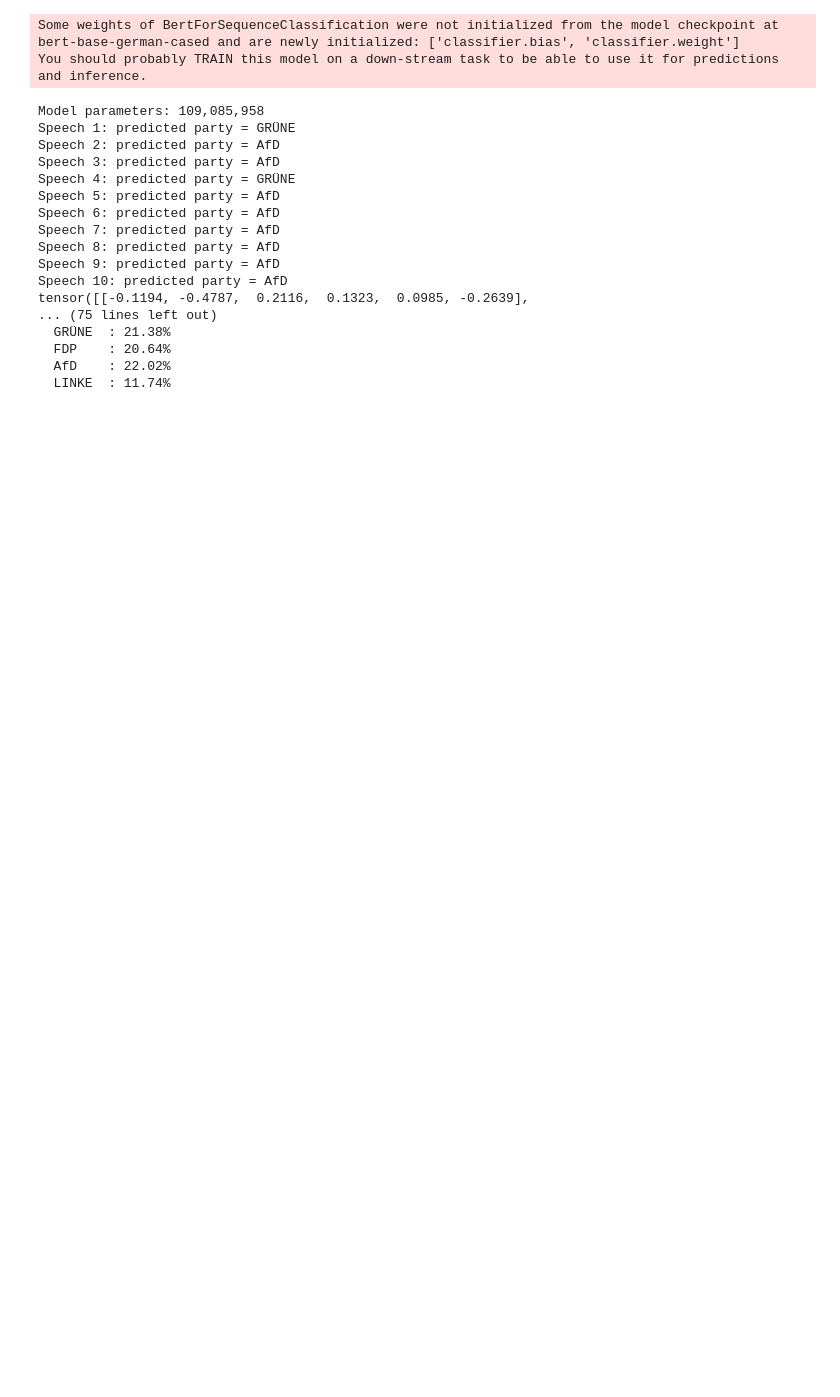
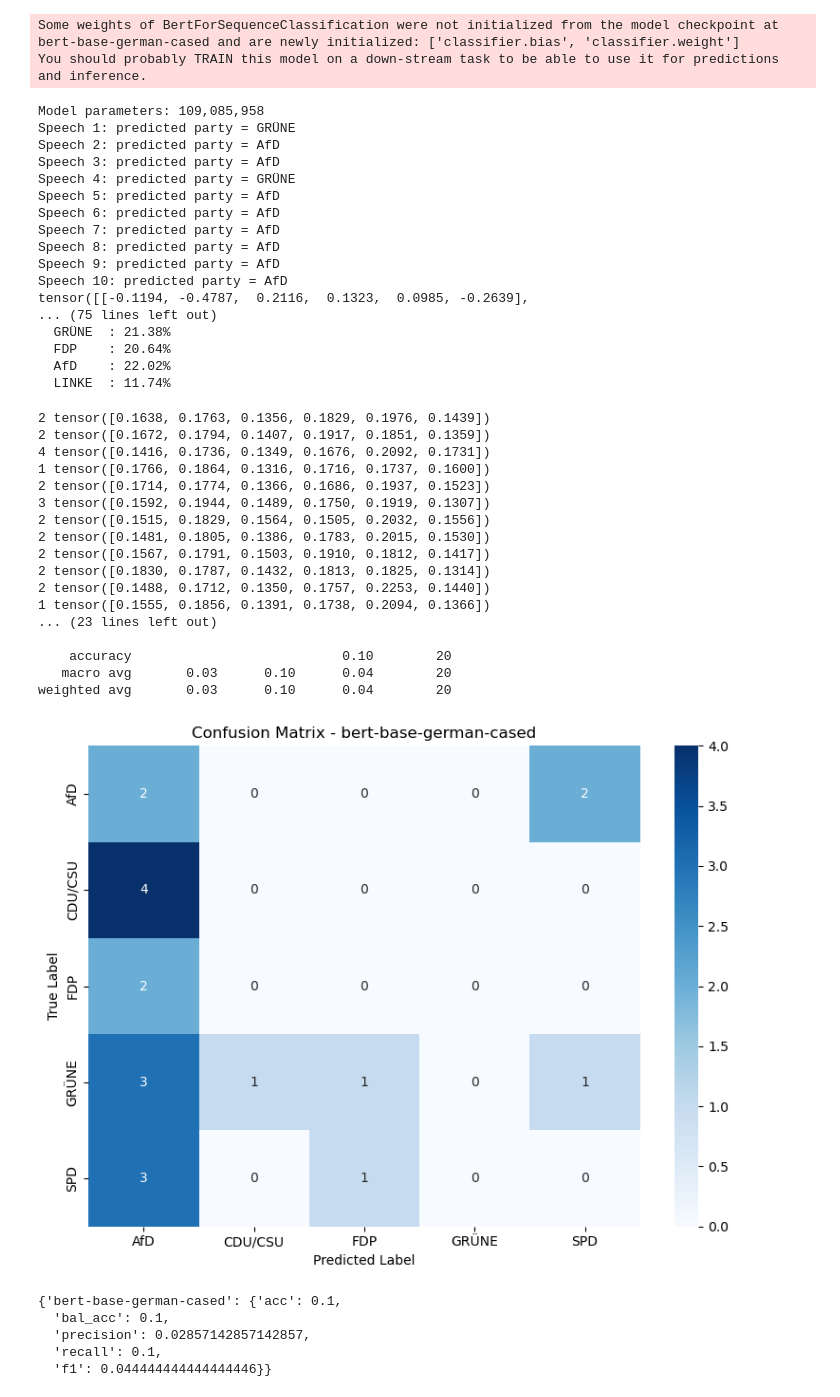
Before and after one commit to EstelleKlevenz/dlss-legis-ex-machina, a Jupyter notebook: code/2.0_Classifier.ipynb, the cells around one changed output. Drawn from its saved outputs; the diff is of its cells as text; code cells hidden in the pictures; blank space fills up the shorter version.

Commit message:
work on baseline BERT prediction functions

```diff
--- a/code/2.0_Classifier.ipynb
+++ b/code/2.0_Classifier.ipynb
@@ -137,5 +117,11 @@ val_data_subset
 # %%
-# model laden
+# Load Model
+model_name = "bert-base-german-cased"
+num_labels = 6
+max_length = 512
+tokenizer = AutoTokenizer.from_pretrained(model_name)
+model = AutoModelForSequenceClassification.from_pretrained(model_name, num_labels= num_labels) # classification head with one linear layer and num_label outputs is added on top of model here.
 
+print(f"Model parameters: {model.num_parameters():,}")
 
 # quantized?!
@@ -142,36 +132,4 @@ val_data_subset
 # %%
-# Load Model
-model_name = "bert-base-german-cased"
-tokenizer = AutoTokenizer.from_pretrained(model_name)
-model = AutoModelForSequenceClassification.from_pretrained(model_name, num_labels=6)
-
-print(f"Model parameters: {model.num_parameters():,}")
-
-# Put model in eval mode
-model.eval()
-
-# Define possible label names
-label_names = ['CDU/CSU', 'SPD', 'GRÜNE', 'FDP', 'AfD', 'LINKE']
-
-#  Tokenize input speeches
-inputs = tokenizer(val_data_subset["speech_text"], return_tensors="pt", padding=True, truncation=True)
-
-# Run model to predict basline
-with torch.no_grad():
-    outputs = model(**inputs)
-    logits = outputs.logits
-    probabilities = F.softmax(logits, dim=1)
-    predictions = torch.argmax(probabilities, dim=1)
-
-# 7. Print prediction examples
-for i, pred in enumerate(predictions):
-    print(f"Speech {i+1}: predicted party = {label_names[pred]}")
-print(logits)
-
-for i, probs in enumerate(probabilities):
-    print(f"Speech {i+1} prediction:")
-    for label, prob in zip(label_names, probs):
-        print(f"  {label:7s}: {prob.item():.2%}")
 # %% [output]
 Some weights of BertForSequenceClassification were not initialized from the model checkpoint at bert-base-german-cased and are newly initialized: ['classifier.bias', 'classifier.weight']
 You should probably TRAIN this model on a down-stream task to be able to use it for predictions and inference.
@@ -230,3 +263,32 @@ val_data = val_data[:20]
+# %%
+# Get zero-shot example performance
+prediction_list, probability_list, true_label_list = evaluate_model(model, val_data)
+print(probability_list)
+get_metrics(true_label_list, prediction_list)
+# %% [output]
+2 tensor([0.1638, 0.1763, 0.1356, 0.1829, 0.1976, 0.1439])
+2 tensor([0.1672, 0.1794, 0.1407, 0.1917, 0.1851, 0.1359])
+4 tensor([0.1416, 0.1736, 0.1349, 0.1676, 0.2092, 0.1731])
+1 tensor([0.1766, 0.1864, 0.1316, 0.1716, 0.1737, 0.1600])
+2 tensor([0.1714, 0.1774, 0.1366, 0.1686, 0.1937, 0.1523])
+3 tensor([0.1592, 0.1944, 0.1489, 0.1750, 0.1919, 0.1307])
+2 tensor([0.1515, 0.1829, 0.1564, 0.1505, 0.2032, 0.1556])
+2 tensor([0.1481, 0.1805, 0.1386, 0.1783, 0.2015, 0.1530])
+2 tensor([0.1567, 0.1791, 0.1503, 0.1910, 0.1812, 0.1417])
+2 tensor([0.1830, 0.1787, 0.1432, 0.1813, 0.1825, 0.1314])
+2 tensor([0.1488, 0.1712, 0.1350, 0.1757, 0.2253, 0.1440])
+1 tensor([0.1555, 0.1856, 0.1391, 0.1738, 0.2094, 0.1366])
+... (23 lines left out)
+
+    accuracy                           0.10        20
+   macro avg       0.03      0.10      0.04        20
+weighted avg       0.03      0.10      0.04        20
+[figure, added]
+{'bert-base-german-cased': {'acc': 0.1,
+  'bal_acc': 0.1,
+  'precision': 0.02857142857142857,
+  'recall': 0.1,
+  'f1': 0.044444444444444446}}
 # %%
 # fine-tunen
 # %%
```
Also changed, not shown: parts of 9 cells of this notebook.
